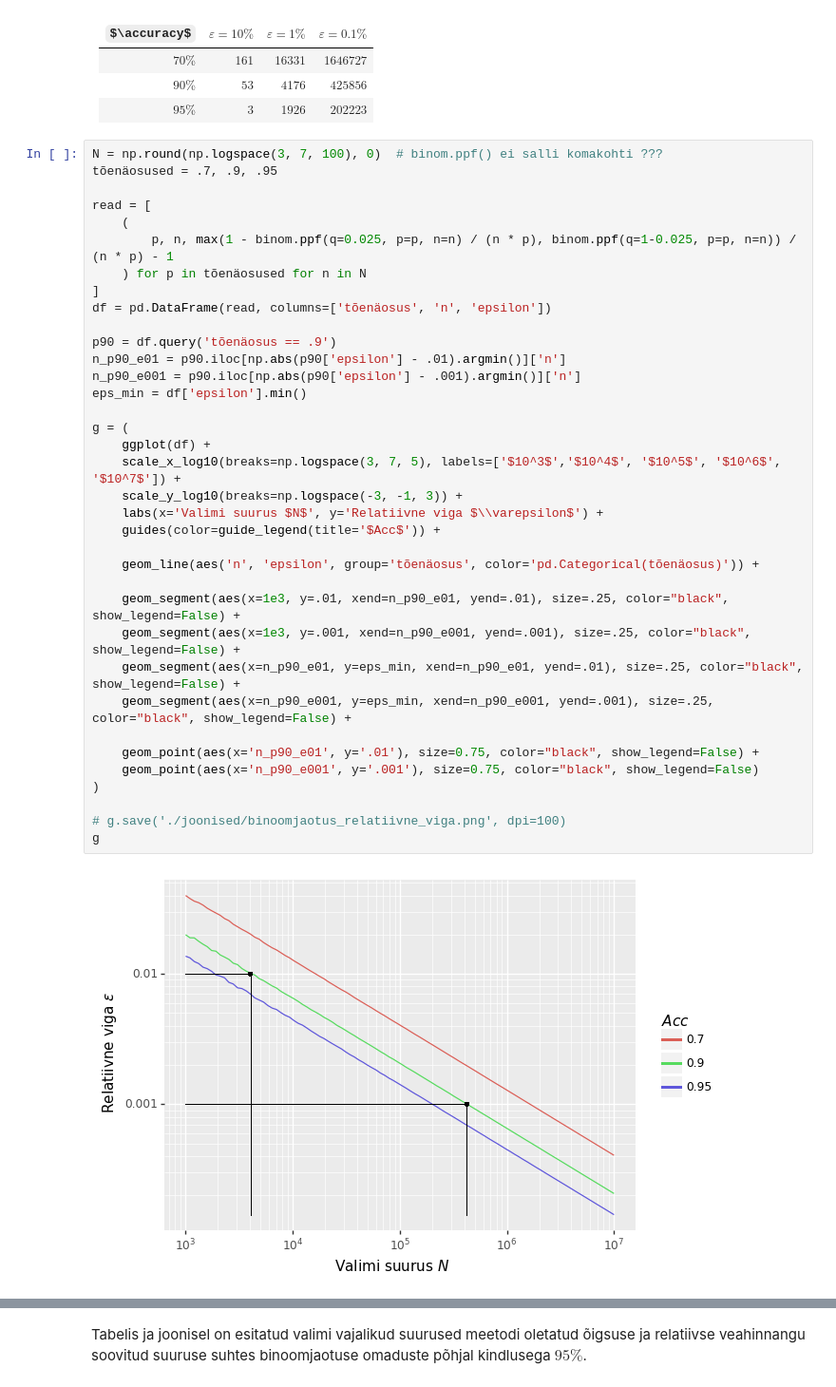
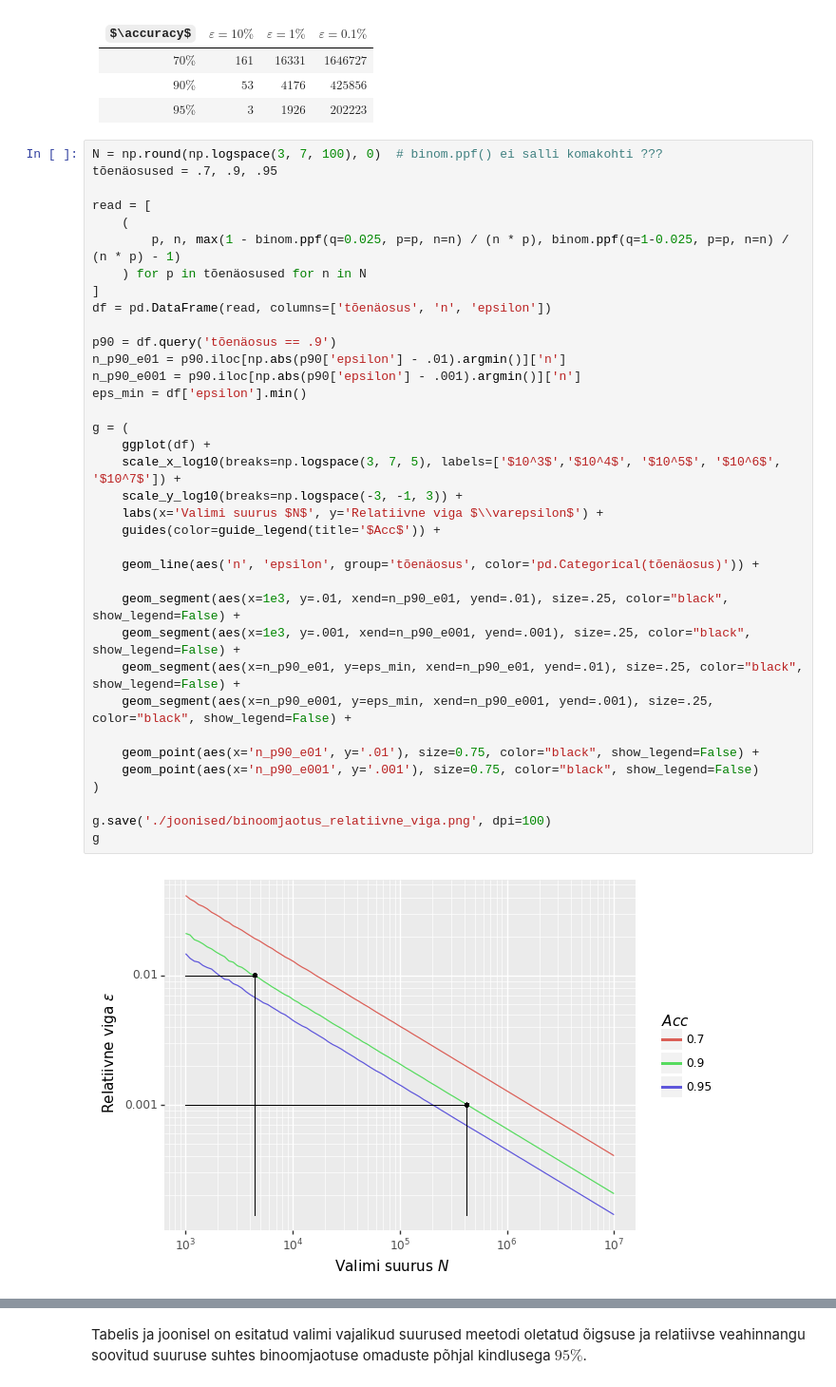
Before and after one commit to mart-mihkel/mudelite_hindamine, a Jupyter notebook: oigsuse_lahendi_relatiive_viga.ipynb, the cells around one changed output, grey strips where cells are left out. Shown at 95% size. Drawn from its saved outputs; the diff is of its cells as text; some formulas as TeX source.

```diff
--- a/oigsuse_lahendi_relatiive_viga.ipynb
+++ b/oigsuse_lahendi_relatiive_viga.ipynb
@@ -66,35 +66,35 @@ tõenäosused = .7, .9, .95
 
 read = [
     (
-        p, n, max(1 - binom.ppf(q=0.025, p=p, n=n) / (n * p), binom.ppf(q=1-0.025, p=p, n=n)) / (n * p) - 1
+        p, n, max(1 - binom.ppf(q=0.025, p=p, n=n) / (n * p), binom.ppf(q=1-0.025, p=p, n=n) / (n * p) - 1)
     ) for p in tõenäosused for n in N
 ]
 df = pd.DataFrame(read, columns=['tõenäosus', 'n', 'epsilon'])
 
 p90 = df.query('tõenäosus == .9')
 n_p90_e01 = p90.iloc[np.abs(p90['epsilon'] - .01).argmin()]['n']
 n_p90_e001 = p90.iloc[np.abs(p90['epsilon'] - .001).argmin()]['n']
 eps_min = df['epsilon'].min()
 
 g = (
     ggplot(df) +
     scale_x_log10(breaks=np.logspace(3, 7, 5), labels=['$10^3$','$10^4$', '$10^5$', '$10^6$', '$10^7$']) +
     scale_y_log10(breaks=np.logspace(-3, -1, 3)) +
     labs(x='Valimi suurus $N$', y='Relatiivne viga $\\varepsilon$') +
     guides(color=guide_legend(title='$Acc$')) +
 
     geom_line(aes('n', 'epsilon', group='tõenäosus', color='pd.Categorical(tõenäosus)')) +
 
     geom_segment(aes(x=1e3, y=.01, xend=n_p90_e01, yend=.01), size=.25, color="black", show_legend=False) +
     geom_segment(aes(x=1e3, y=.001, xend=n_p90_e001, yend=.001), size=.25, color="black", show_legend=False) +
     geom_segment(aes(x=n_p90_e01, y=eps_min, xend=n_p90_e01, yend=.01), size=.25, color="black", show_legend=False) +
     geom_segment(aes(x=n_p90_e001, y=eps_min, xend=n_p90_e001, yend=.001), size=.25, color="black", show_legend=False) +
 
     geom_point(aes(x='n_p90_e01', y='.01'), size=0.75, color="black", show_legend=False) +
     geom_point(aes(x='n_p90_e001', y='.001'), size=0.75, color="black", show_legend=False)
 )
 
-# g.save('./joonised/binoomjaotus_relatiivne_viga.png', dpi=100)
+g.save('./joonised/binoomjaotus_relatiivne_viga.png', dpi=100)
 g
 # %% [output]
-[figure, old version]
+[figure, new version]
```
Also changed, not shown: parts of 1 cell of this notebook, 5 other files.
